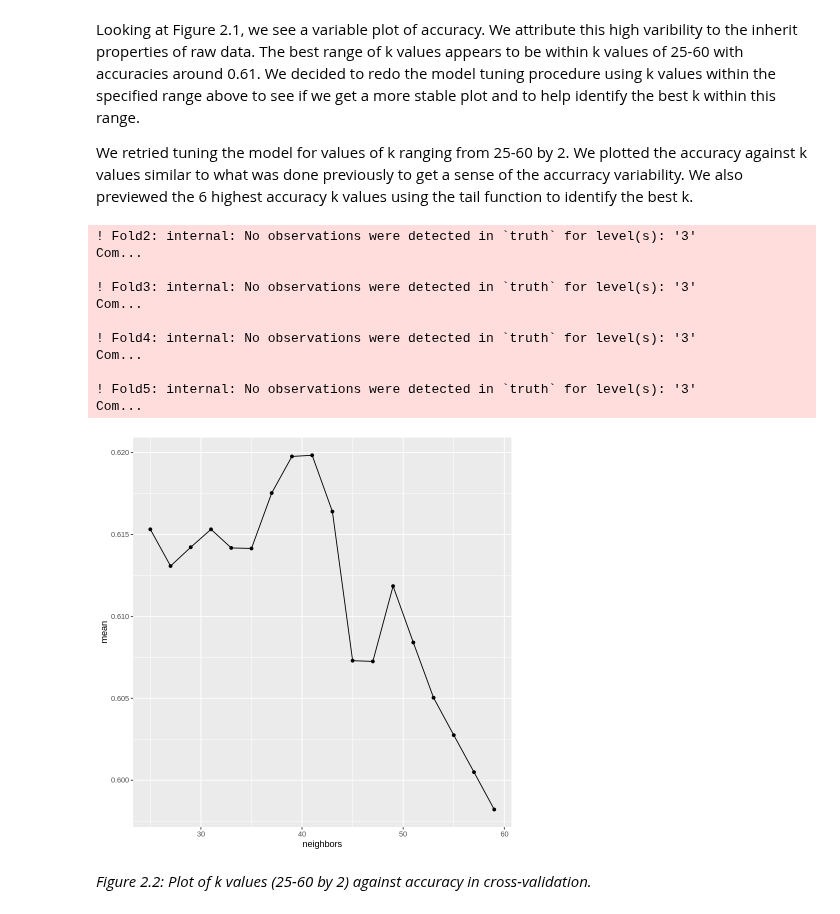
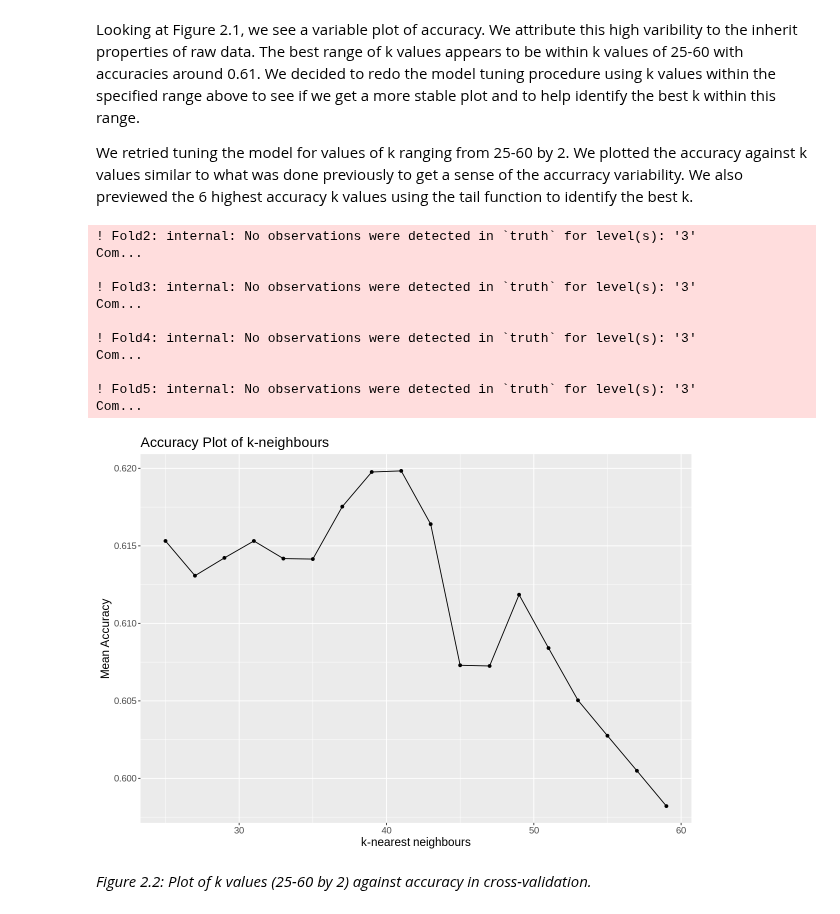
Before and after one commit to jon-chow/DSCI100-WineQualityAnalysis, a Jupyter notebook: FinalReport.ipynb, the cells around one changed output. Saved outputs shown, nothing was run; the diff lists cells and outputs as text; code cells hidden in the pictures.

```diff
--- a/FinalReport.ipynb
+++ b/FinalReport.ipynb
@@ -360,33 +362,35 @@ We retried tuning the model for values of k ranging from 25-60 by 2. We plotted
 # %%
 set.seed(7)
 
 # new range of k values being tested
 k_vals_2 <- tibble(neighbors = seq(25,60,2))
 
 # tuning the model in a workflow
 train_fit_2 <- workflow() %>%
                 add_recipe(recipe) %>%
                 add_model(model) %>%
                 tune_grid(resamples = vfold, grid = k_vals_2) %>%
                 collect_metrics() %>%
                 filter(.metric == "accuracy") %>%
                 arrange(mean)
 
-k_plot_2 <- ggplot(train_fit_2, aes(x=neighbors, y=mean)) + geom_point() + geom_line()
+k_plot_2 <- ggplot(train_fit_2, aes(x=neighbors, y=mean)) + geom_point() + geom_line() +
+                                   labs(x = "k-nearest neighbours", y = "Mean Accuracy", title = "Accuracy Plot of k-neighbours") +
+                                   theme(text = element_text(size = 14))
 k_plot_2
 # %% [output]
 ! Fold2: internal: No observations were detected in `truth` for level(s): '3'
 Com...
 
 ! Fold3: internal: No observations were detected in `truth` for level(s): '3'
 Com...
 
 ! Fold4: internal: No observations were detected in `truth` for level(s): '3'
 Com...
 
 ! Fold5: internal: No observations were detected in `truth` for level(s): '3'
 Com...
-[figure, old version]
+[figure, new version]
 # %% [markdown]
 *Figure 2.2: Plot of k values (25-60 by 2) against accuracy in cross-validation.*
 # %%
```
Also changed, not shown: parts of 5 cells of this notebook.
